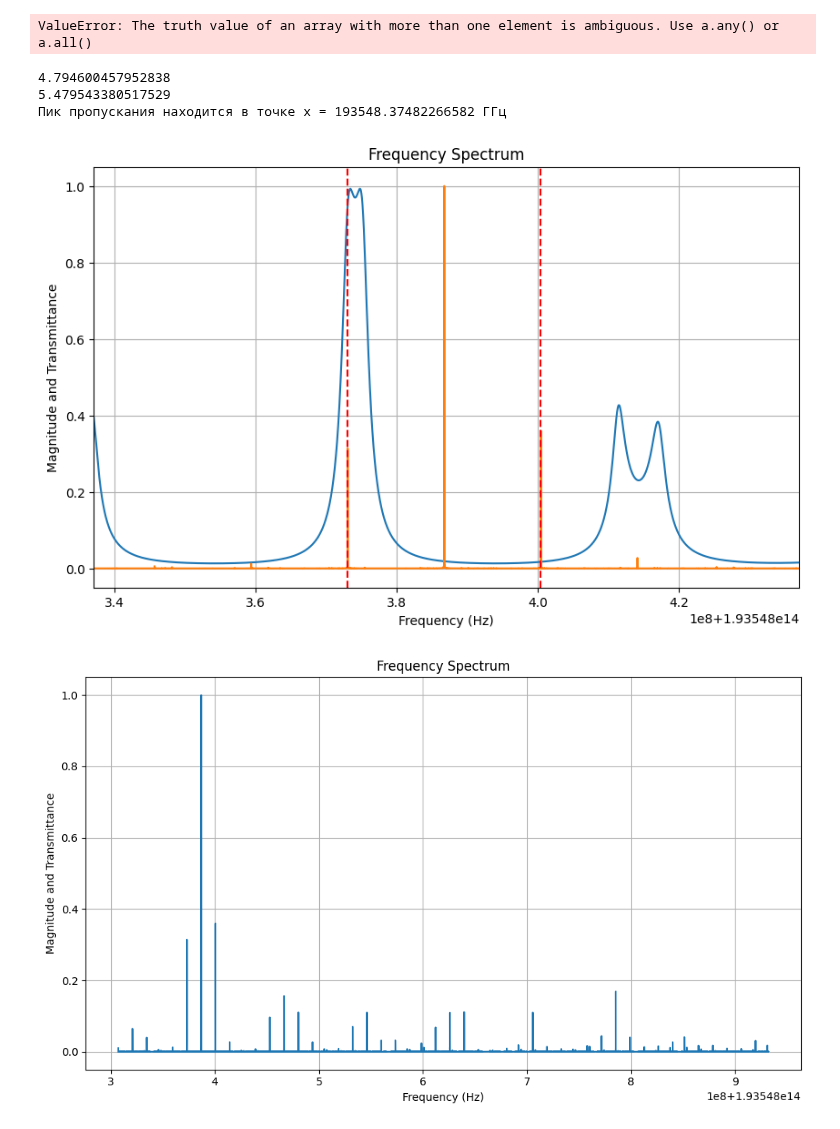
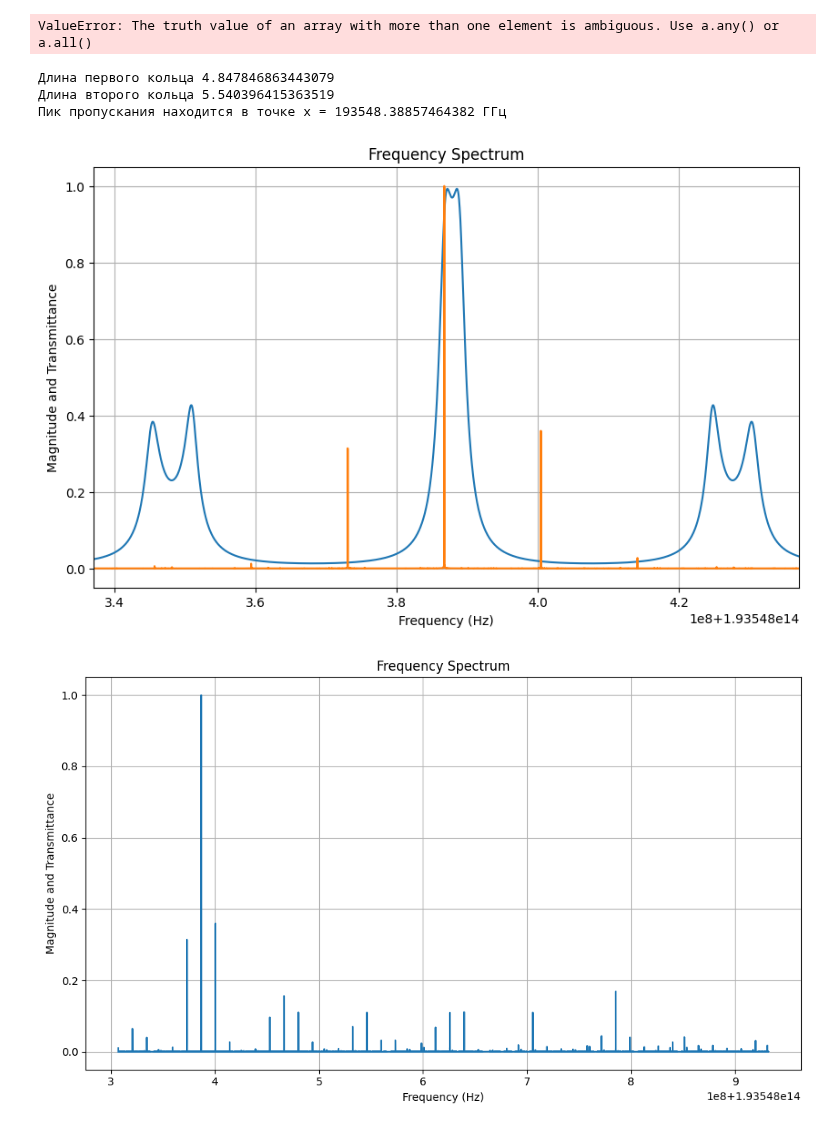
Before and after one commit to Orange-spearow/Finally_praktika, a Jupyter notebook: Подбор волоконных фильтров 3.ipynb, the cells around one changed output. Cells and saved outputs as stored; diff of their text form; code cells hidden in the pictures.

```diff
--- a/Подбор волоконных фильтров 3.ipynb
+++ b/Подбор волоконных фильтров 3.ipynb
@@ -155,7 +155,6 @@ df = pd.read_csv('50mks1mSA0.csv')
 #spectr1 = np.array(df.iloc[:,0])
 Spectr1 = np.array(df.iloc[:,1])
 spectr1 = np.linspace(1.4100E-04, 6.4100E-04, 625000)
-
 dt = spectr1[1] - spectr1[0]
 fft_signal = np.fft.fft(Spectr1)
 fft_signal = fft_signal[:len(fft_signal)//2-1]
@@ -204,25 +203,25 @@ c = 3e8
 h = 1550e-9
 f_Er = c/h
 freq = freq - 80e6 + c/h
-#249.894, 249.944, 250.685
-#249.216
-#5.771524157291513
-#6.596027608333157
-#249.894
-#5.755865144355453
-#6.578131593549089
-#249.944
-#5.7547137134060495
-#6.576815672464056
-FSR = 299.995e6
+"""249.894, 249.944, 250.685
+249.216
+5.771524157291513
+6.596027608333157
+249.894
+5.755865144355453
+6.578131593549089
+249.944
+5.7547137134060495
+6.576815672464056"""
+FSR = 296.7000e6
+N = 7#7
+M = 8#8
 c = 3e8
 n = 1.46
-l = 7 * c / (n  * FSR)
-print(l)
-N = 7
-M = 8
+l = N * c / (n  * FSR)
+print("Длина первого кольца",l)
 L = M/N * l
-print(L)
+print("Длина второго кольца",L)
 k1 = k3 = 0.25
 k2 = 0.032
 #l = 4.300018
@@ -248,7 +247,6 @@ def T_filter_first(freq):
         result.append(value)
     return np.array(result)
 T_values = np.abs(T_filter_first(freq))
-
 peaks, _ = find_peaks(T_values)
 '''def min_range(freq):
     range_peaks = []
@@ -261,42 +259,39 @@ peaks, _ = find_peaks(T_values)
             return range_peaks_freq[i]
 max_x_value = min_range(freq)'''
 max_peak_index = peaks[np.argmax(T_values[peaks])]
 # Значение по оси x для максимального пика
 max_x_value = freq[max_peak_index]
 print(f'Пик пропускания находится в точке x = {max_x_value/1e9} ГГц')
 #print(max_x_value - (c/h + 2.0e6))
-
 plt.figure(figsize = (10,6))
 plt.plot(freq, T_values)
 plt.xlim(c/h - 50e6 , c/h + 50e6)
 plt.plot(freq, np.abs(fft_signal_norm))
 #plt.axvline(x = c/h -0.35e6 , color = 'red', linestyle = '--')
 #plt.axvline(x = max_x_value  , color = 'red')
-plt.axvline(x = c/h + 13.38e6, color = 'red', linestyle = '--')
-plt.axvline(x = c/h - 14e6, color = 'red', linestyle = '--')
+#plt.axvline(x = c/h + 13.38e6, color = 'red', linestyle = '--')
+#plt.axvline(x = c/h - 14e6, color = 'red', linestyle = '--')
 #plt.xticks(np.arange(min(freq) , max(freq), 50e7))
 plt.xlabel('Frequency (Hz)')
 plt.ylabel('Magnitude and Transmittance')
 plt.title('Frequency Spectrum')
 plt.grid()
 #plt.tight_layout()
-
 plt.figure(figsize = (10,6))
 plt.plot(freq, np.abs(fft_signal_norm))
 #plt.scatter( [c[0] for c in max_peaks],[c[1] for c in max_peaks], color='k')  # точки пересечения
 #plt.xlim(40e6, 120e6)  # отображение только положительных частот
 plt.xlabel('Frequency (Hz)')
 plt.ylabel('Magnitude and Transmittance')
 plt.title('Frequency Spectrum')
 plt.grid(True)
-
 plt.tight_layout()
 plt.show()
 # %% [output]
-4.794600457952838
-5.479543380517529
-Пик пропускания находится в точке x = 193548.37482266582 ГГц
+Длина первого кольца 4.847846863443079
+Длина второго кольца 5.540396415363519
+Пик пропускания находится в точке x = 193548.38857464382 ГГц
-[figure, old version]
+[figure, new version]
 [figure]
 # %%
 import numpy as np
```
Also changed, not shown: parts of 1 cell of this notebook.
